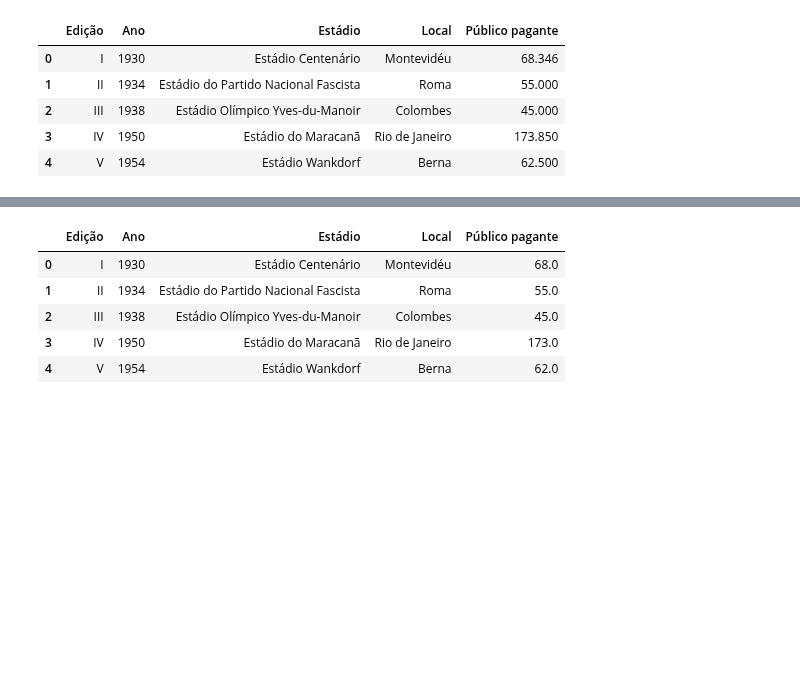
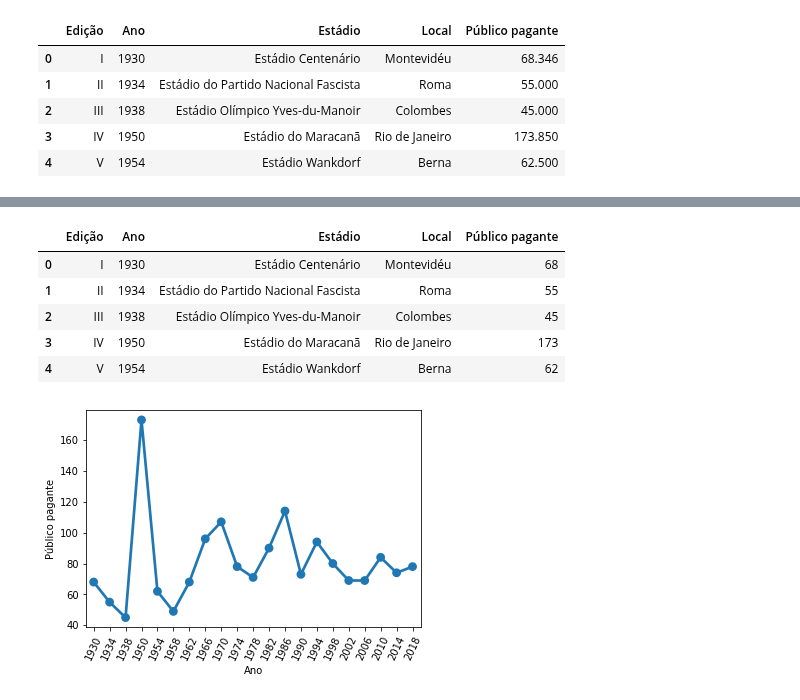
Before and after one commit to V1L3La/Learning-An-lise-de-Dados-em-Python, a Jupyter notebook: Publico__pagante_Copa_do_mundo_Raspagem_Análise_de_Dados_em_Python_Aula_01.ipynb, the cells around one changed output, grey strips where cells are left out. Saved outputs shown, nothing was run; the diff lists cells and outputs as text; code cells hidden in the pictures; blank space fills up the shorter version.

```diff
--- a/Publico__pagante_Copa_do_mundo_Raspagem_Análise_de_Dados_em_Python_Aula_01.ipynb
+++ b/Publico__pagante_Copa_do_mundo_Raspagem_Análise_de_Dados_em_Python_Aula_01.ipynb
@@ -79,12 +80,13 @@ dtypes: int64(2), object(3)
 memory usage: 968.0+ bytes
 # %%
+# SE PRECISAR:
 # Converter a coluna "Público pagante" para int
-df['Público pagante'] = df['Público pagante'].astype(float)
+df['Público pagante'] = df['Público pagante'].astype(int)
 df.head()
 # %% [output]
 |  | Edição | Ano | Estádio | Local | Público pagante |
-| 0 | I | 1930 | Estádio Centenário | Montevidéu | 68.0 |
-| 1 | II | 1934 | Estádio do Partido Nacional Fascista | Roma | 55.0 |
-| 2 | III | 1938 | Estádio Olímpico Yves-du-Manoir | Colombes | 45.0 |
-| 3 | IV | 1950 | Estádio do Maracanã | Rio de Janeiro | 173.0 |
-| 4 | V | 1954 | Estádio Wankdorf | Berna | 62.0 |
+| 0 | I | 1930 | Estádio Centenário | Montevidéu | 68 |
+| 1 | II | 1934 | Estádio do Partido Nacional Fascista | Roma | 55 |
+| 2 | III | 1938 | Estádio Olímpico Yves-du-Manoir | Colombes | 45 |
+| 3 | IV | 1950 | Estádio do Maracanã | Rio de Janeiro | 173 |
+| 4 | V | 1954 | Estádio Wankdorf | Berna | 62 |
@@ -90,0 +107,10 @@ df.head()
+# %%
+# exibir o gráfico de linhas com marcação em cada ponto
+sns.pointplot(x='Ano' ,y='Público pagante', data=df)
+
+# ajustando as legendas
+# xticks  mexe nas legendas do eixo x
+plt.xticks(rotation=65)
+plt.show()
+# %% [output]
+[figure, added]
```
Also changed, not shown: parts of 6 cells of this notebook.
